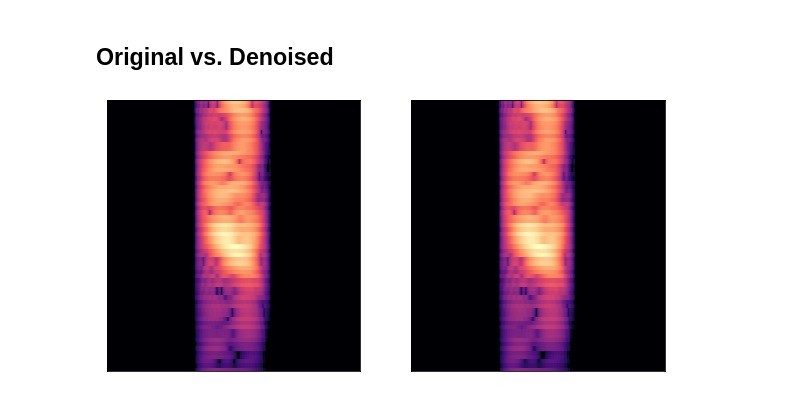
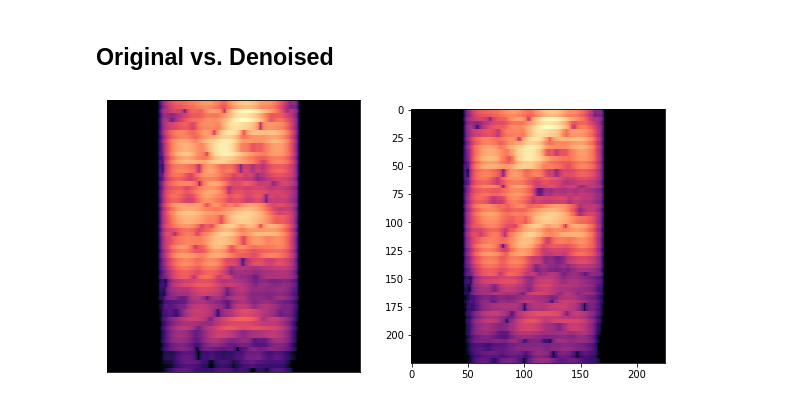
Before and after one commit to tjysdsg/tone_classifier, a Jupyter notebook: test.ipynb, the cells around one changed output. Cells and saved outputs as stored; diff of their text form; code cells hidden in the pictures.

```diff
--- a/test.ipynb
+++ b/test.ipynb
@@ -4,6 +4,8 @@ import librosa.display
 import numpy as np
 import os
 import matplotlib.pyplot as plt
+import matplotlib as mpl
+mpl.rcParams['figure.dpi']= 120
 import scipy.io.wavfile
 from pydub import AudioSegment
 # %%
@@ -64,7 +71,7 @@ axs = axs.flatten()
 for i in range(4):
     file, phone, start, dur = samples[i]
     spk = file[1:6]
-
-    y = chop(os.path.join(data_root, spk, f'{file}.wav'), start, dur)
+    y, _ = librosa.load(os.path.join(data_root, spk, f'{file}.wav'), sr=16000)
+    y = chop(y, start, dur)
     specshow(y, ax=axs[i])
 # %% [output]
@@ -72,10 +81,11 @@ for i in range(4):
 # %%
 f, axs = plt.subplots(2, 2, figsize=(10, 10))
 axs = axs.flatten()
+
 for i in range(4):
     file, phone, start, dur = samples[i]
     spk = file[1:6]
-
-    y = chop(os.path.join(data_root, spk, f'{file}.wav'), start, dur)
-    specshow(y, ax=axs[i], cmap='gray')
+    y, _ = librosa.load(os.path.join(data_root, spk, f'{file}.wav'), sr=16000)
+    y = chop(y, start, dur)
+    specshow1(y, ax=axs[i])
 # %% [output]
@@ -82,0 +95,14 @@ for i in range(4):
+# %%
+from aug import add_random_noise
+import soundfile as sf
+
+f, axs = plt.subplots(2, 2, figsize=(10, 10))
+axs = axs.flatten()
+for i in range(4):
+    file, phone, start, dur = samples[i]
+    spk = file[1:6]
+    y, _ = librosa.load(os.path.join(data_root, spk, f'{file}.wav'), sr=16000)
+    y = add_random_noise(y, 50)
+    # sf.write(f'tmp{i}.wav', y, 16000, 'PCM_16')
+    y = chop(y, start, dur)
+    specshow1(y, ax=axs[i], cmap='magma')
@@ -95,15 +122,17 @@ INFO:__main__:Generate enhanced files | 3/3 | 0.2 it/sec
 # %% [markdown]
 ## Original vs. Denoised
 # %%
-# test file used: ['IC0139W0176', 'ou3', 4.82, 0.08]
+# test file used: ['IC0890W0094', 'u2', 1.49, 0.31]
 f, axs = plt.subplots(1, 2, figsize=(10, 5))
 axs = axs.flatten()
 
-start, dur = 4.82, 0.08
-y = chop('/NASdata/AudioData/mandarin/AISHELL-2/iOS/data/wav/C0139/IC0139W0176.wav', start, dur)
-specshow(y, ax=axs[0], cmap='magma')
+start, dur = 1.49, 0.31
+y, _ = librosa.load('/NASdata/AudioData/mandarin/AISHELL-2/iOS/data/wav/C0890/IC0890W0094.wav', sr=16000)
+y = chop(y, start, dur)
+specshow(y, ax=axs[0])
 
-y = chop('denoise_test/output/IC0139W0176_enhanced.wav', start, dur)
-specshow(y, ax=axs[1], cmap='magma')
+y, _ = librosa.load('denoise_test/output/IC0890W0094_enhanced.wav', sr=16000)
+y = chop(y, start, dur)
+specshow1(y, ax=axs[1])
 # %% [output]
-[figure, old version]
+[figure, new version]
```
Also changed, not shown: parts of 11 cells of this notebook, 12 other files.
